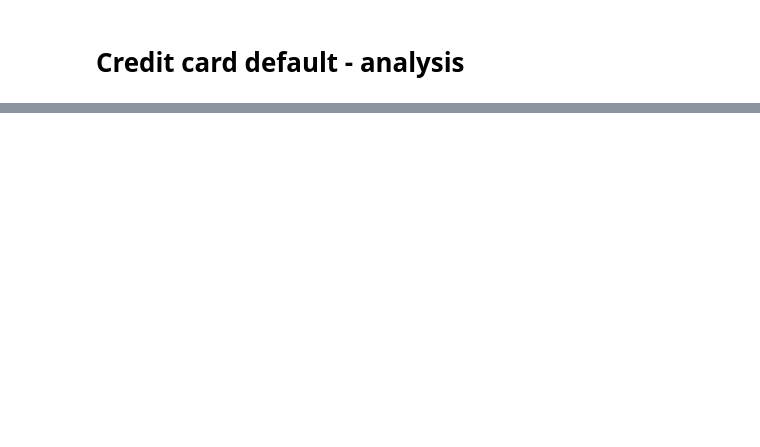
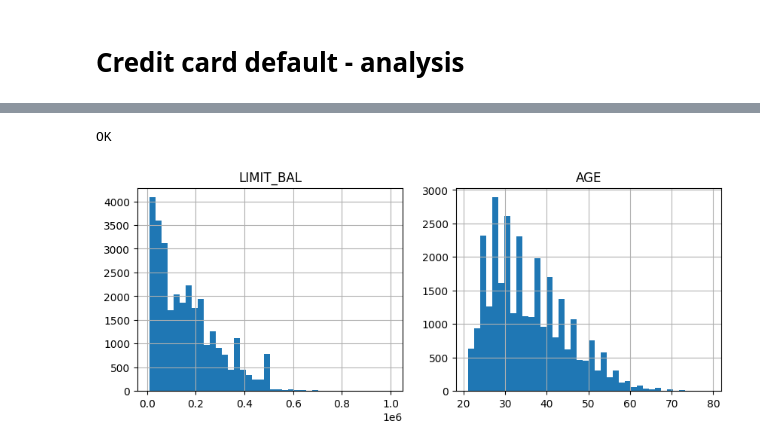
Before and after one commit to c1vxs/credit-default, a Jupyter notebook: notebooks/analysis.ipynb, the cells around one changed output, grey strips where cells are left out. Drawn from its saved outputs; the diff is of its cells as text; code cells hidden in the pictures; blank space fills up the shorter version.

```diff
--- a/notebooks/analysis.ipynb
+++ b/notebooks/analysis.ipynb
@@ -34,4 +18,6 @@ df.head()
 # %%
-print(df.dtypes.value_counts())
-print("missing values", df.isna().sum().sum())
-print("duplicated rows", df.duplicated().sum())
+loader = DatasetLoader()
+df = loader.load_data()
+print(df.shape)
+print(df.dtypes)
+df.head()
@@ -38,3 +48,7 @@ print("duplicated rows", df.duplicated().sum())
 # %%
-print(df[TARGET].value_counts())
-print(df[TARGET].value_counts(normalize=True).round(3))
+# ✅ Check
+assert df.shape == (30000, 25), df.shape
+assert TARGET in df.columns
+print("OK")
+# %% [output]
+OK
@@ -40,0 +59,8 @@ print(df[TARGET].value_counts(normalize=True).round(3))
+# %%
+fig, ax = plt.subplots(1, 2, figsize=(10, 3.5))
+df["LIMIT_BAL"].hist(bins=40, ax=ax[0]); ax[0].set_title("LIMIT_BAL")
+df["AGE"].hist(bins=40, ax=ax[1]); ax[1].set_title("AGE")
+plt.show()
+df.describe()
+# %% [output]
+[figure, added]
```
Also changed, not shown: parts of 13 cells of this notebook.
